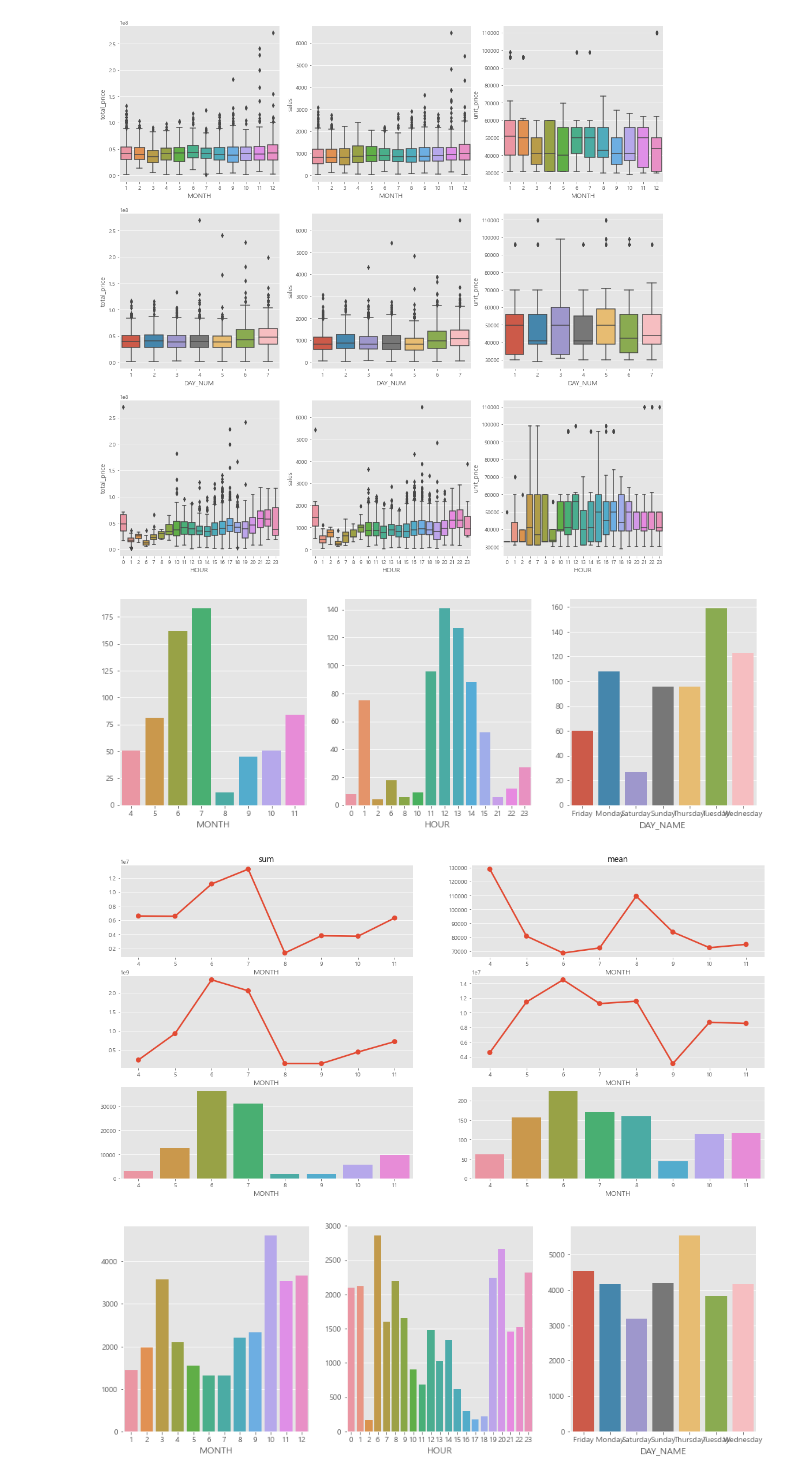
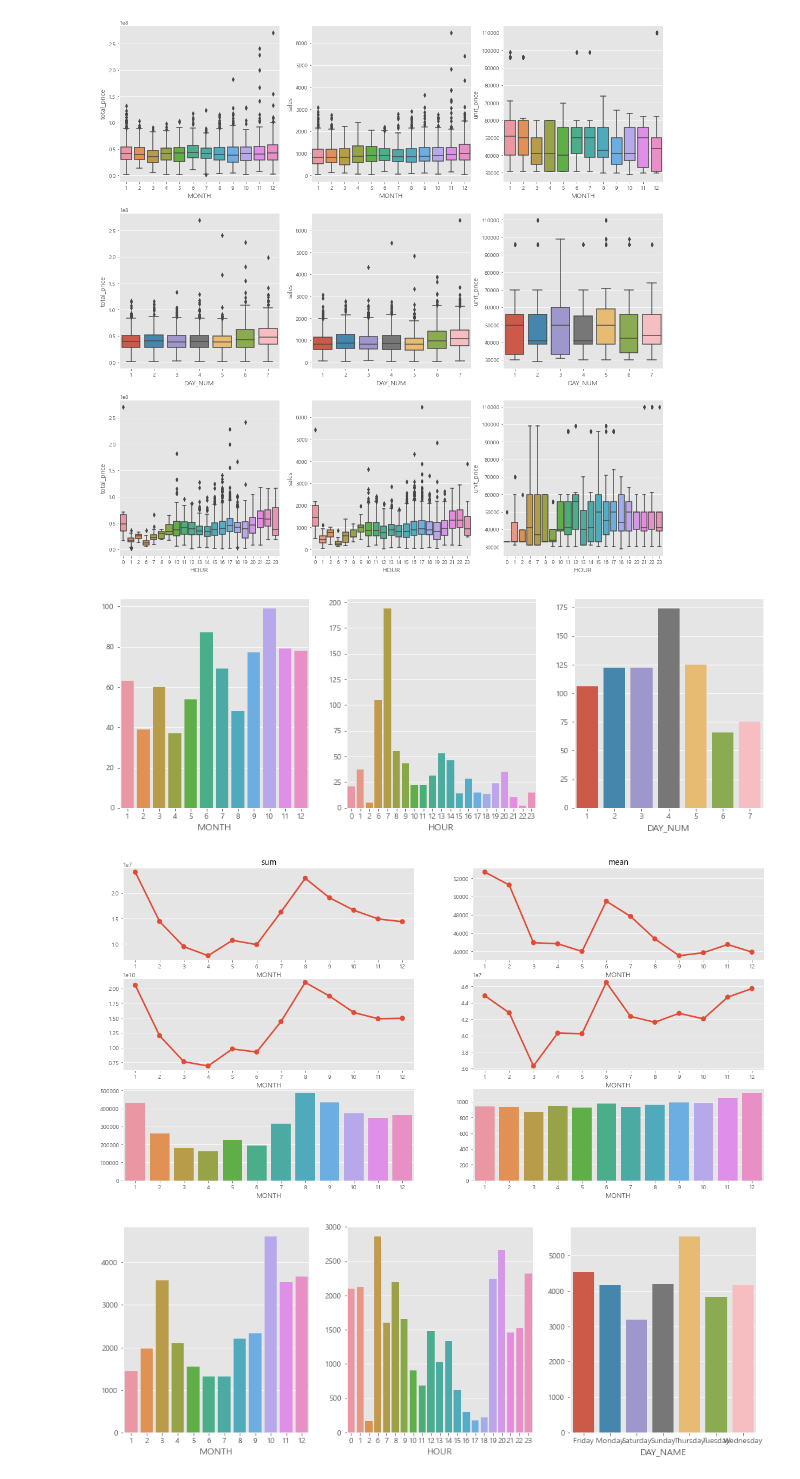
Before and after one commit to bombom93/bigcontest, a Jupyter notebook: EDA.ipynb, the cells around one changed output. Drawn from its saved outputs; the diff is of its cells as text; code cells hidden in the pictures.

```diff
--- a/EDA.ipynb
+++ b/EDA.ipynb
@@ -50,15 +68,15 @@ def monthly_time_weekday_broad_count(p_group_name):
 
     month = df[df.p_group==p_group_name].groupby('MONTH')['unit_price'].count()
     hour = df[df.p_group==p_group_name].groupby('HOUR')['unit_price'].count()
-    day_name = df[df.p_group==p_group_name].groupby('DAY_NAME')['unit_price'].count()
+    day_name = df[df.p_group==p_group_name].groupby('DAY_NUM')['unit_price'].count()
 
     sns.barplot(x=month.index, y=month.values, ax=ax1)
     sns.barplot(x=hour.index, y=hour.values, ax=ax2)
     sns.barplot(x=day_name.index, y=day_name.values, ax=ax3)
 # %%
-monthly_time_weekday_broad_count('침구')
+monthly_time_weekday_broad_count('건강기능')
 # %% [output]
-[figure, old version]
+[figure, new version]
 # %%
 # 특정 상품군의 월별 unit_price,total_price,sales(mean, sum)
 def kinds_sum_mean(form,arg):
@@ -84,9 +102,9 @@ def kinds_sum_mean(form,arg):
     ax1.set(title='sum')
     ax2.set(title='mean')
 # %%
-kinds_sum_mean('MONTH','침구') # MONTH, HOUR, DAY_NAME중 선택
+kinds_sum_mean('MONTH','농수축') # MONTH, HOUR, DAY_NAME중 선택
 # %% [output]
-[figure, old version]
+[figure, new version]
 # %%
 def exp_min_sum(arg):
     figure, (ax1,ax2,ax3) = plt.subplots(nrows=1, ncols=3)
```
Also changed, not shown: parts of 5 cells of this notebook, 1 other file.
